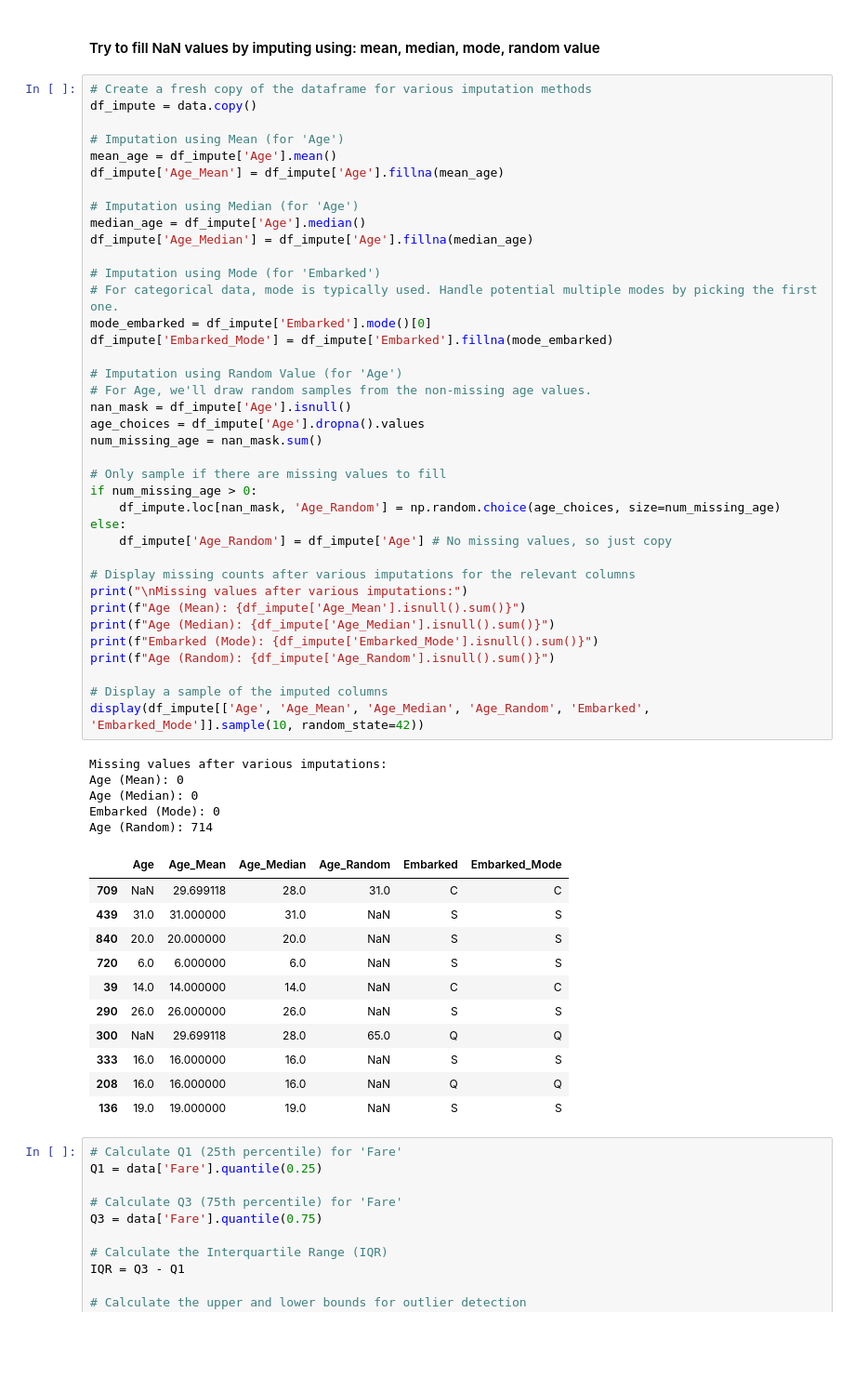
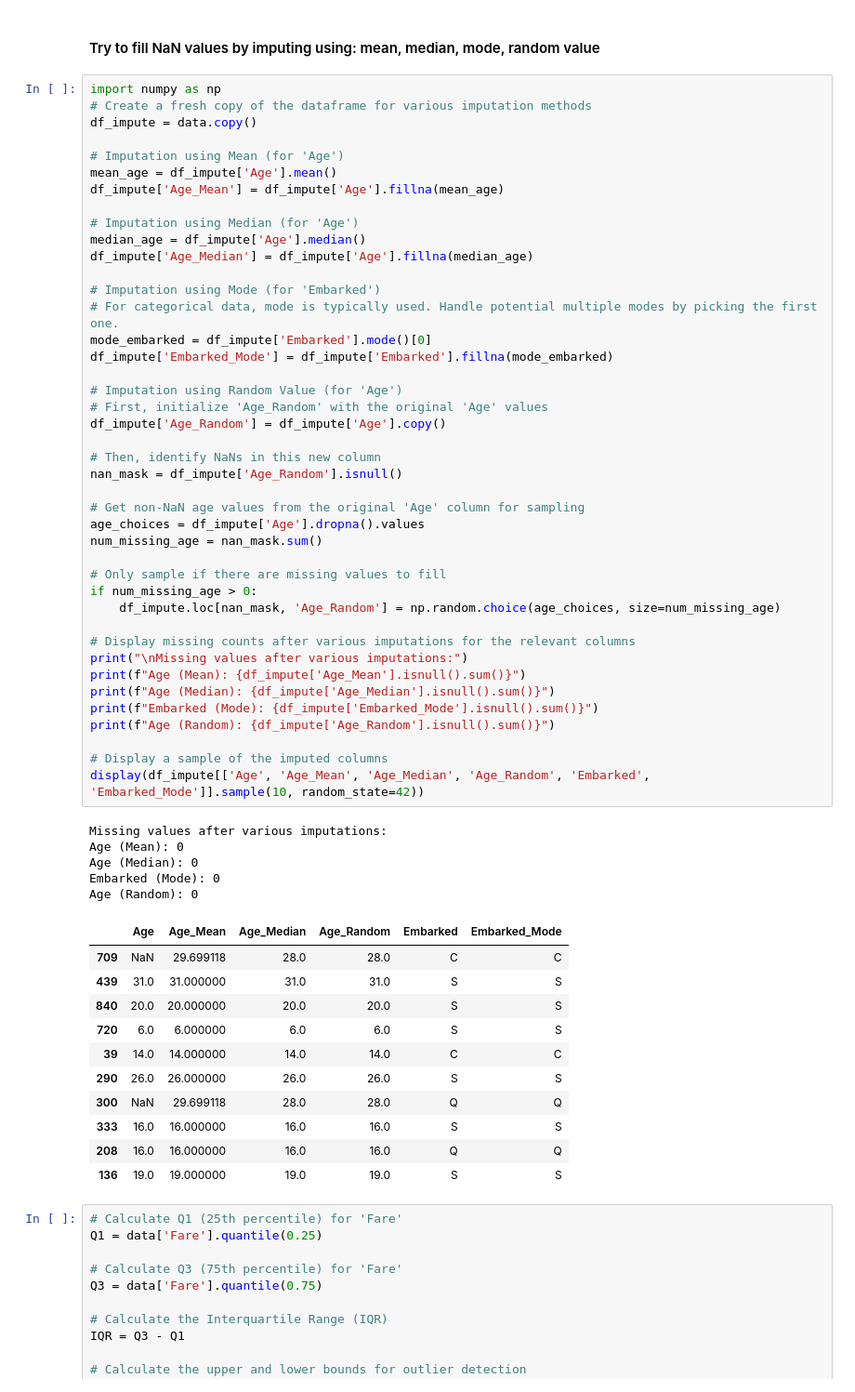
Before and after one commit to aarushi-202618017/202618017_Aarushi_DS605, a Jupyter notebook: 202618017_LAB_02/202618017_LAB_02.ipynb, the cells around one changed output. Shown at 93% size. Drawn from its saved outputs; the diff is of its cells as text; blank space fills up the shorter version.

```diff
--- a/202618017_LAB_02/202618017_LAB_02.ipynb
+++ b/202618017_LAB_02/202618017_LAB_02.ipynb
@@ -464,6 +483,7 @@ display(df_mean_fill[['Age', 'Age_Mean_Filled']].head())
 # %% [markdown]
 #### Try to fill NaN values by imputing using: mean, median, mode, random value
 # %%
+import numpy as np
 # Create a fresh copy of the dataframe for various imputation methods
 df_impute = data.copy()
 
@@ -476,48 +496,51 @@ median_age = df_impute['Age'].median()
 df_impute['Age_Median'] = df_impute['Age'].fillna(median_age)
 
 # Imputation using Mode (for 'Embarked')
 # For categorical data, mode is typically used. Handle potential multiple modes by picking the first one.
 mode_embarked = df_impute['Embarked'].mode()[0]
 df_impute['Embarked_Mode'] = df_impute['Embarked'].fillna(mode_embarked)
 
 # Imputation using Random Value (for 'Age')
-# For Age, we'll draw random samples from the non-missing age values.
-nan_mask = df_impute['Age'].isnull()
+# First, initialize 'Age_Random' with the original 'Age' values
+df_impute['Age_Random'] = df_impute['Age'].copy()
+
+# Then, identify NaNs in this new column
+nan_mask = df_impute['Age_Random'].isnull()
+
+# Get non-NaN age values from the original 'Age' column for sampling
 age_choices = df_impute['Age'].dropna().values
 num_missing_age = nan_mask.sum()
 
 # Only sample if there are missing values to fill
 if num_missing_age > 0:
     df_impute.loc[nan_mask, 'Age_Random'] = np.random.choice(age_choices, size=num_missing_age)
-else:
-    df_impute['Age_Random'] = df_impute['Age'] # No missing values, so just copy
 
 # Display missing counts after various imputations for the relevant columns
 print("\nMissing values after various imputations:")
 print(f"Age (Mean): {df_impute['Age_Mean'].isnull().sum()}")
 print(f"Age (Median): {df_impute['Age_Median'].isnull().sum()}")
 print(f"Embarked (Mode): {df_impute['Embarked_Mode'].isnull().sum()}")
 print(f"Age (Random): {df_impute['Age_Random'].isnull().sum()}")
 
 # Display a sample of the imputed columns
 display(df_impute[['Age', 'Age_Mean', 'Age_Median', 'Age_Random', 'Embarked', 'Embarked_Mode']].sample(10, random_state=42))
 # %% [output]
 Missing values after various imputations:
 Age (Mean): 0
 Age (Median): 0
 Embarked (Mode): 0
-Age (Random): 714
+Age (Random): 0
 |  | Age | Age_Mean | Age_Median | Age_Random | Embarked | Embarked_Mode |
-| 709 | NaN | 29.699118 | 28.0 | 31.0 | C | C |
-| 439 | 31.0 | 31.000000 | 31.0 | NaN | S | S |
-| 840 | 20.0 | 20.000000 | 20.0 | NaN | S | S |
-| 720 | 6.0 | 6.000000 | 6.0 | NaN | S | S |
-| 39 | 14.0 | 14.000000 | 14.0 | NaN | C | C |
-| 290 | 26.0 | 26.000000 | 26.0 | NaN | S | S |
-| 300 | NaN | 29.699118 | 28.0 | 65.0 | Q | Q |
-| 333 | 16.0 | 16.000000 | 16.0 | NaN | S | S |
-| 208 | 16.0 | 16.000000 | 16.0 | NaN | Q | Q |
-| 136 | 19.0 | 19.000000 | 19.0 | NaN | S | S |
+| 709 | NaN | 29.699118 | 28.0 | 28.0 | C | C |
+| 439 | 31.0 | 31.000000 | 31.0 | 31.0 | S | S |
+| 840 | 20.0 | 20.000000 | 20.0 | 20.0 | S | S |
+| 720 | 6.0 | 6.000000 | 6.0 | 6.0 | S | S |
+| 39 | 14.0 | 14.000000 | 14.0 | 14.0 | C | C |
+| 290 | 26.0 | 26.000000 | 26.0 | 26.0 | S | S |
+| 300 | NaN | 29.699118 | 28.0 | 28.0 | Q | Q |
+| 333 | 16.0 | 16.000000 | 16.0 | 16.0 | S | S |
+| 208 | 16.0 | 16.000000 | 16.0 | 16.0 | Q | Q |
+| 136 | 19.0 | 19.000000 | 19.0 | 19.0 | S | S |
 # %%
 # Calculate Q1 (25th percentile) for 'Fare'
 Q1 = data['Fare'].quantile(0.25)
```
Also changed, not shown: parts of 7 cells of this notebook.
